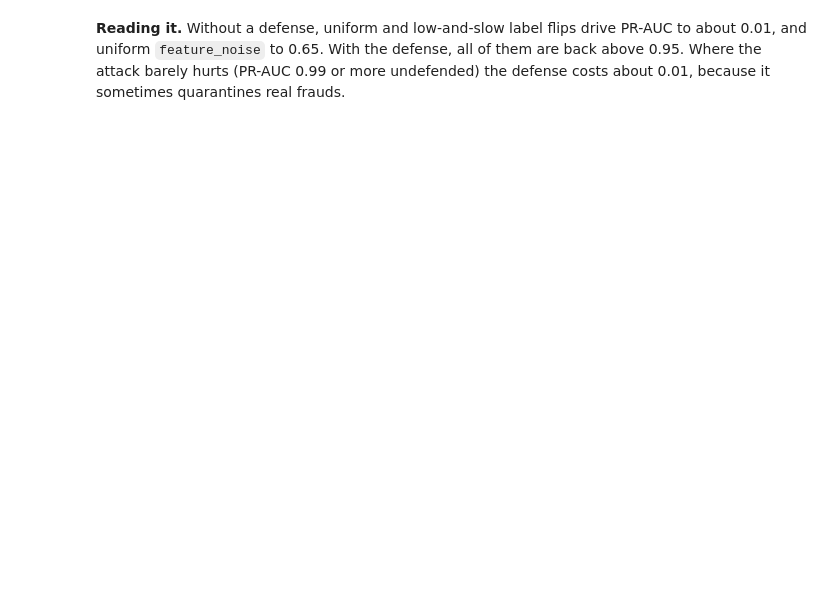
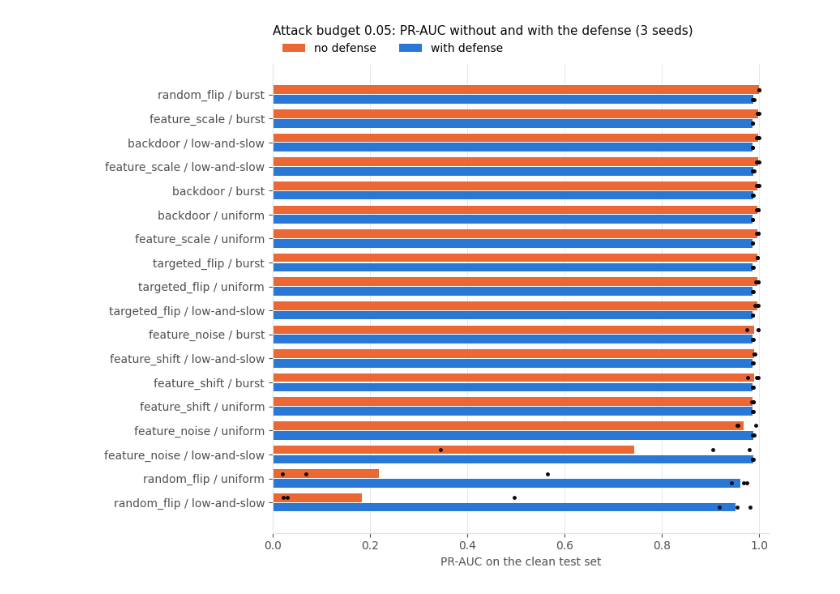
Before and after one commit to tanvishetty1403/streaming-poisoning-robustness, a Jupyter notebook: notebooks/defense_results.ipynb, the cells around one changed output. Drawn from its saved outputs; the diff is of its cells as text; code cells hidden in the pictures; blank space fills up the shorter version.

```diff
--- a/notebooks/defense_results.ipynb
+++ b/notebooks/defense_results.ipynb
@@ -81,5 +78,4 @@ plt.tight_layout(); plt.show()
-# %% [markdown]
-**Reading it.** Without a defense, uniform and low-and-slow label flips drive PR-AUC to about 0.01, and
-uniform `feature_noise` to 0.65. With the defense, all of them are back above 0.95. Where the attack barely
-hurts (PR-AUC 0.99 or more undefended) the defense costs about 0.01, because it sometimes quarantines real
-frauds.
+# %%
+chart(0.05)
+# %% [output]
+[figure, added]
```
Also changed, not shown: parts of 21 cells of this notebook, 17 other files.
